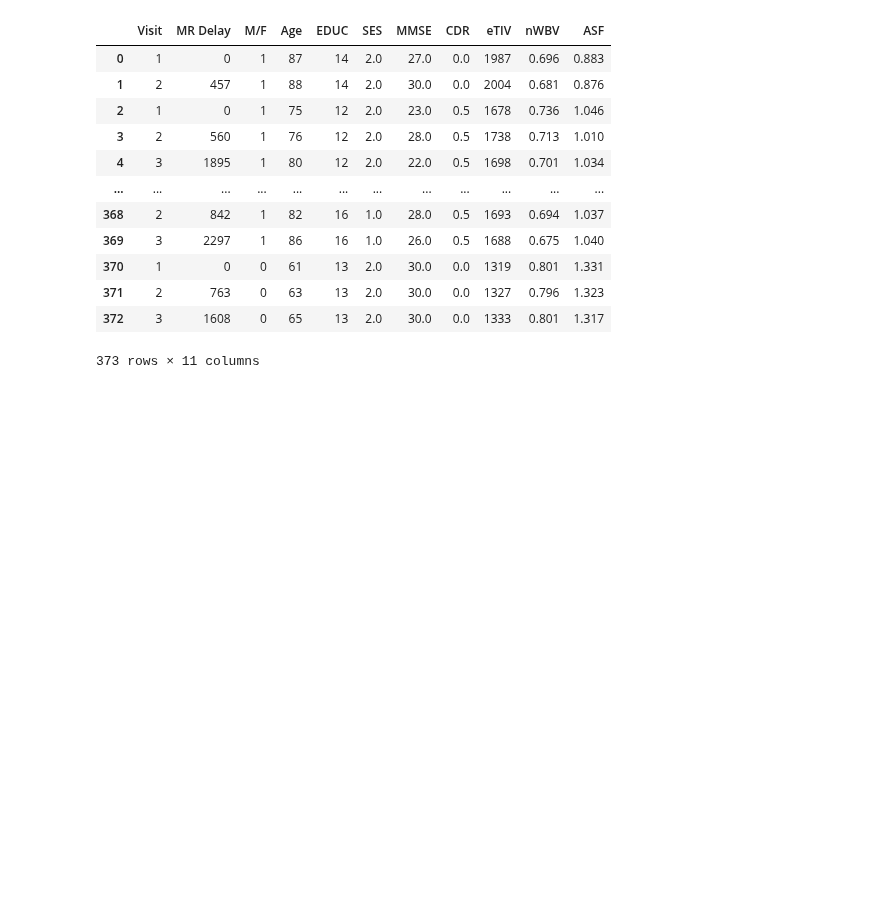
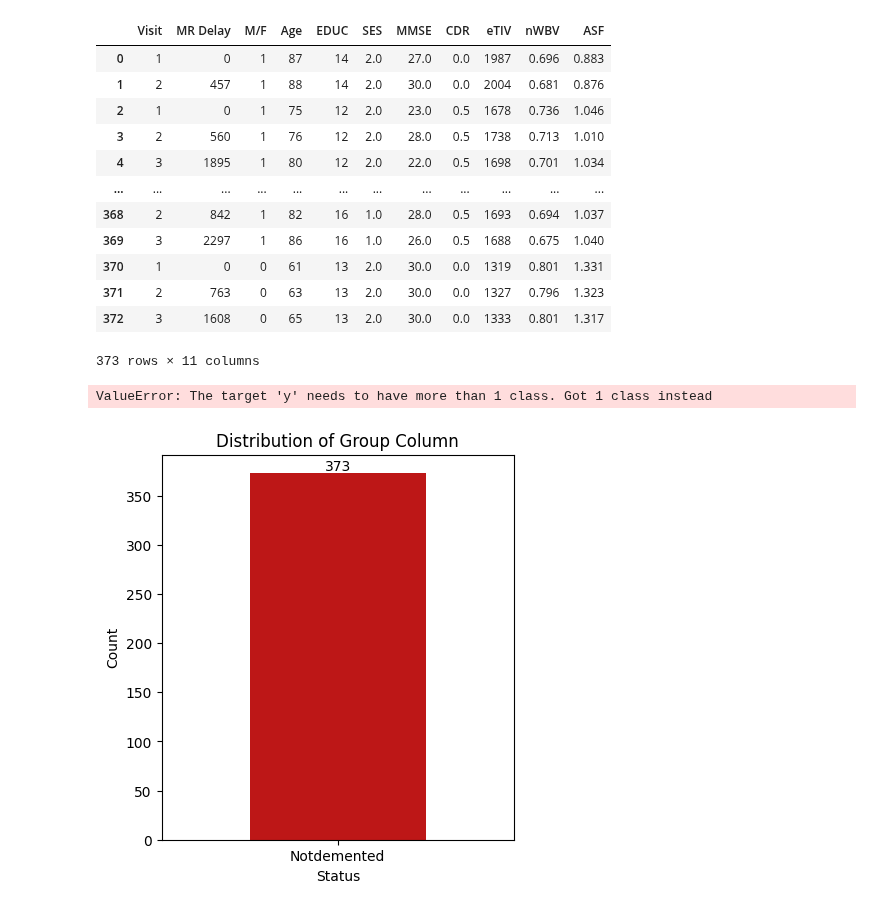
Before and after one commit to AshWz-Uni/CSS2-2025, a Jupyter notebook: datastuff.ipynb, the cells around one changed output. Cells and saved outputs as stored; diff of their text form; code cells hidden in the pictures; blank space fills up the shorter version.

```diff
--- a/datastuff.ipynb
+++ b/datastuff.ipynb
@@ -230,6 +253,7 @@ imputer = SimpleImputer(strategy="median")
 X["SES"].describe()
 
 X["SES"] = imputer.fit_transform(X[["SES"]])
+X["MMSE"] = imputer.fit_transform(X[["MMSE"]])
 display(X)
 # %% [output]
 |  | Visit | MR Delay | M/F | Age | EDUC | SES | MMSE | CDR | eTIV | nWBV | ASF |
@@ -245,3 +269,46 @@ display(X)
 | 371 | 2 | 763 | 0 | 63 | 13 | 2.0 | 30.0 | 0.0 | 1327 | 0.796 | 1.323 |
 | 372 | 3 | 1608 | 0 | 65 | 13 | 2.0 | 30.0 | 0.0 | 1333 | 0.801 | 1.317 |
 373 rows × 11 columns
+# %%
+# smote = SMOTE(random_state=69) #haha funny number im funny trust me
+
+
+y = y.map({0: 'Notdemented', 1: 'Demented'})
+counts = y.value_counts()
+
+# Display the original distribution
+plt.figure(figsize=(10, 5))
+plt.subplot(1, 2, 1)
+counts.plot(kind='bar', color=['#bd1717', '#22c71c'])
+plt.title('Distribution of Group Column')
+plt.xlabel('Status')
+plt.ylabel('Count')
+plt.xticks(rotation=0)
+
+for i, value in enumerate(counts):
+    plt.text(i, value, str(value), ha='center', va='bottom')
+
+# Apply SMOTE for balancing
+smote = SMOTE(random_state=42)
+X_balanced, y_balanced = smote.fit_resample(X, y)
+
+y_balanced = y_balanced.map({0: 'NotDemented', 1: 'Demented'})
+
+resampled_counts = pd.Series(y_balanced).value_counts().sort_index()
+
+# Display the balanced distribution
+plt.subplot(1, 2, 2)
+resampled_counts.plot(kind='bar', color=['#bd1717', '#22c71c'])
+plt.title('Balanced Distribution of Survived Using SMOTE')
+plt.xlabel('Survived')
+plt.ylabel('Count')
+plt.xticks(rotation=0)
+
+for i, value in enumerate(resampled_counts):
+    plt.text(i, value, str(value), ha='center', va='bottom')
+
+plt.tight_layout()
+plt.show()
+# %% [output]
+ValueError: The target 'y' needs to have more than 1 class. Got 1 class instead
+[figure, added]
```
Also changed, not shown: parts of 8 cells of this notebook.
